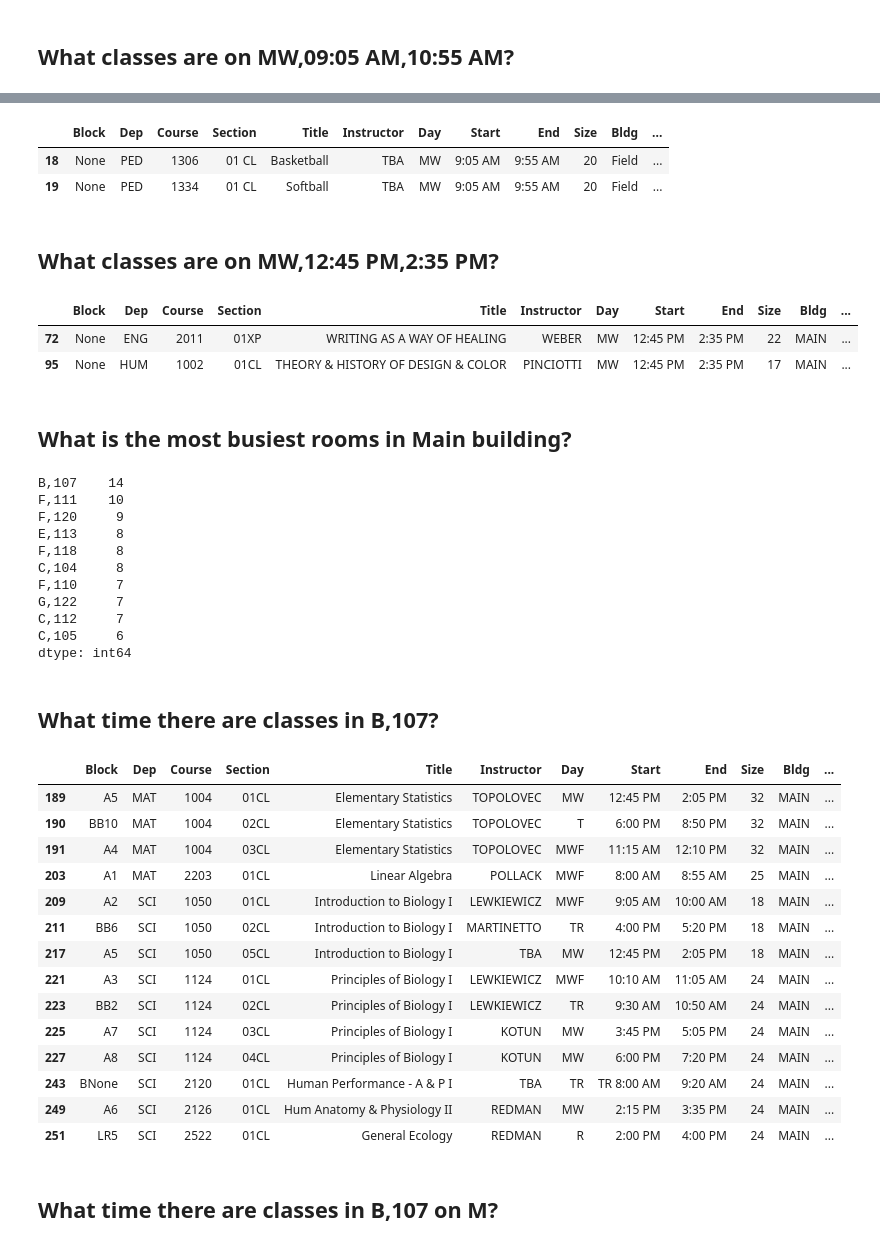
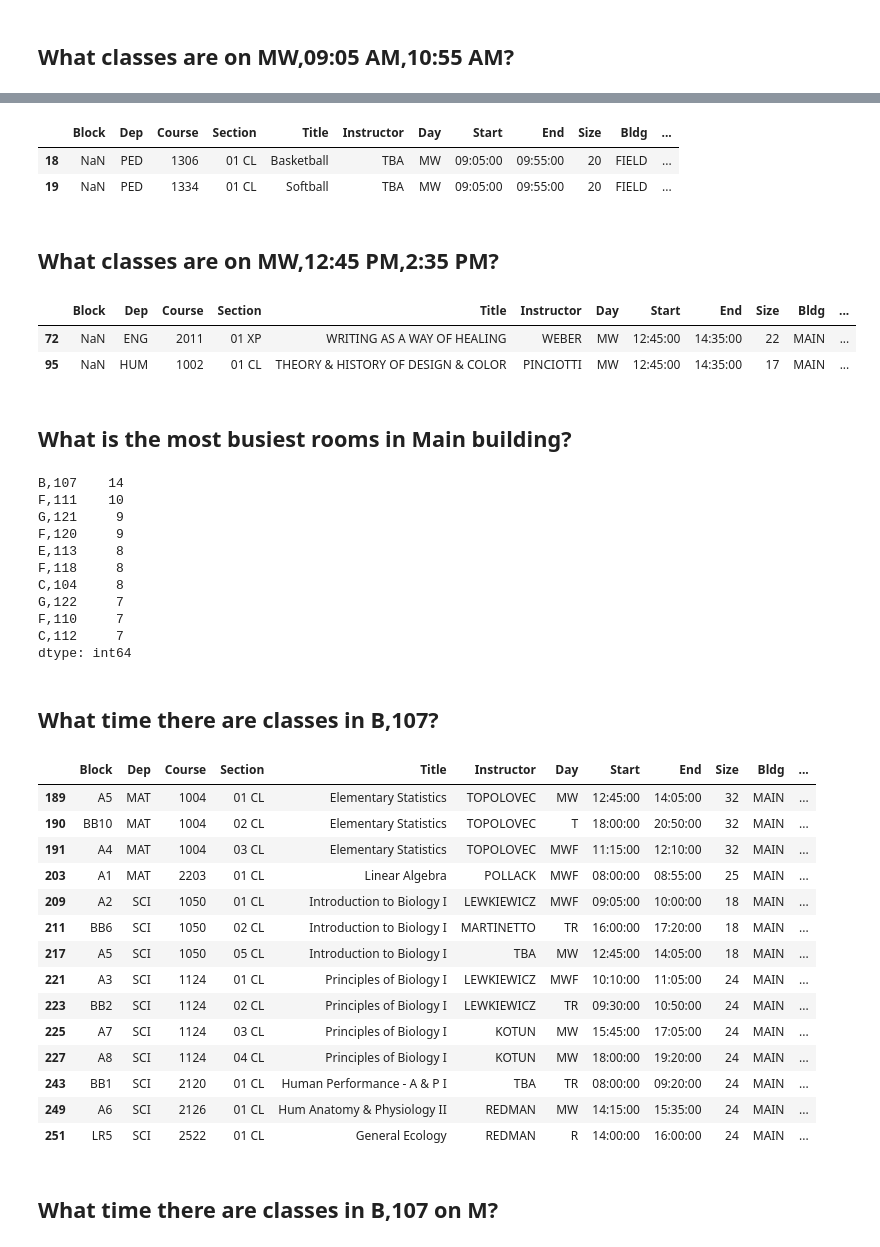
Before and after one commit to kennykadilov/schedulingApp, a Jupyter notebook: Untitled.ipynb, the cells around one changed output, grey strips where cells are left out. Cells and saved outputs as stored; diff of their text form; code cells hidden in the pictures.

```diff
--- a/Untitled.ipynb
+++ b/Untitled.ipynb
@@ -1,9 +1,12 @@
 # %%
+import datetime
 import pandas as pd
 import numpy as np
 
 
-df = pd.read_excel (r'Master.xlsx')
-df.tail()
+df = pd.read_excel(r"Master.xlsx")
+df["Start"] = pd.to_datetime(df["Start"]).dt.time
+df["End"] = pd.to_datetime(df["End"]).dt.time
+df
 # %% [output]
 |  | Block | Dep | Course | Section | Title | Instructor | Day | Start | End | Size | Bldg | ... |
@@ -104,59 +49,60 @@ temp.loc[(temp['Day'] == 'MW') & (temp['Start'] == '9:05 AM') & (temp['End'] ==
 # %%
-temp.loc[(temp['Day'] == 'MW') & (temp['Start'] == '9:05 AM') & (temp['End'] == '9:55 AM')]
+s = datetime.datetime.strptime('9:05 AM', "%I:%M %p").time()
+e = datetime.datetime.strptime('9:55 AM', "%I:%M %p").time()
+df[(df['Day'] == 'MW') & (df['Start'] == s) & (df['End'] == e)]
 # %% [output]
 |  | Block | Dep | Course | Section | Title | Instructor | Day | Start | End | Size | Bldg | ... |
-| 18 | None | PED | 1306 | 01 CL | Basketball | TBA | MW | 9:05 AM | 9:55 AM | 20 | Field | ... |
-| 19 | None | PED | 1334 | 01 CL | Softball | TBA | MW | 9:05 AM | 9:55 AM | 20 | Field | ... |
+| 18 | NaN | PED | 1306 | 01 CL | Basketball | TBA | MW | 09:05:00 | 09:55:00 | 20 | FIELD | ... |
+| 19 | NaN | PED | 1334 | 01 CL | Softball | TBA | MW | 09:05:00 | 09:55:00 | 20 | FIELD | ... |
 # %% [markdown]
 ## What classes are on MW,12:45 PM,2:35 PM?
 # %%
-temp.loc[(temp['Day'] == 'MW') & (temp['Start'] == '12:45 PM') & (temp['End'] == '2:35 PM')]
+s = datetime.datetime.strptime('12:45 PM', "%I:%M %p").time()
+e = datetime.datetime.strptime('2:35 PM', "%I:%M %p").time()
+df[(df['Day'] == 'MW') & (df['Start'] == s) & (df['End'] == e)]
 # %% [output]
 |  | Block | Dep | Course | Section | Title | Instructor | Day | Start | End | Size | Bldg | ... |
-| 72 | None | ENG | 2011 | 01XP | WRITING AS A WAY OF HEALING | WEBER | MW | 12:45 PM | 2:35 PM | 22 | MAIN | ... |
-| 95 | None | HUM | 1002 | 01CL | THEORY & HISTORY OF DESIGN & COLOR | PINCIOTTI | MW | 12:45 PM | 2:35 PM | 17 | MAIN | ... |
+| 72 | NaN | ENG | 2011 | 01 XP | WRITING AS A WAY OF HEALING | WEBER | MW | 12:45:00 | 14:35:00 | 22 | MAIN | ... |
+| 95 | NaN | HUM | 1002 | 01 CL | THEORY & HISTORY OF DESIGN & COLOR | PINCIOTTI | MW | 12:45:00 | 14:35:00 | 17 | MAIN | ... |
 # %% [markdown]
 ## What is the most busiest rooms in Main building?
 # %%
-df['Loc'] = df['Loc'].str.strip()
-df['Rm'] = df['Rm'].str.strip()
-
 busiest = df[df['Bldg'] == "MAIN"]
 busiest = busiest[['Loc', 'Rm']].agg(lambda x: ','.join(x.values), axis=1).T.value_counts().head(10)
 busiest
 # %% [output]
 B,107    14
 F,111    10
+G,121     9
 F,120     9
 E,113     8
 F,118     8
 C,104     8
+G,122     7
 F,110     7
-G,122     7
 C,112     7
-C,105     6
 dtype: int64
 # %% [markdown]
 ## What time there are classes in B,107?
 # %%
-B107 = df.loc[(df['Loc'] == 'B') & (df['Rm'] == '107')]
+B107 = df[(df['Loc'] == 'B') & (df['Rm'] == '107')]
 B107
 # %% [output]
 |  | Block | Dep | Course | Section | Title | Instructor | Day | Start | End | Size | Bldg | ... |
-| 189 | A5 | MAT | 1004 | 01CL | Elementary Statistics | TOPOLOVEC | MW | 12:45 PM | 2:05 PM | 32 | MAIN | ... |
-| 190 | BB10 | MAT | 1004 | 02CL | Elementary Statistics | TOPOLOVEC | T | 6:00 PM | 8:50 PM | 32 | MAIN | ... |
-| 191 | A4 | MAT | 1004 | 03CL | Elementary Statistics | TOPOLOVEC | MWF | 11:15 AM | 12:10 PM | 32 | MAIN | ... |
-| 203 | A1 | MAT | 2203 | 01CL | Linear Algebra | POLLACK | MWF | 8:00 AM | 8:55 AM | 25 | MAIN | ... |
-| 209 | A2 | SCI | 1050 | 01CL | Introduction to Biology I | LEWKIEWICZ | MWF | 9:05 AM | 10:00 AM | 18 | MAIN | ... |
-| 211 | BB6 | SCI | 1050 | 02CL | Introduction to Biology I | MARTINETTO | TR | 4:00 PM | 5:20 PM | 18 | MAIN | ... |
-| 217 | A5 | SCI | 1050 | 05CL | Introduction to Biology I | TBA | MW | 12:45 PM | 2:05 PM | 18 | MAIN | ... |
-| 221 | A3 | SCI | 1124 | 01CL | Principles of Biology I | LEWKIEWICZ | MWF | 10:10 AM | 11:05 AM | 24 | MAIN | ... |
-| 223 | BB2 | SCI | 1124 | 02CL | Principles of Biology I | LEWKIEWICZ | TR | 9:30 AM | 10:50 AM | 24 | MAIN | ... |
-| 225 | A7 | SCI | 1124 | 03CL | Principles of Biology I | KOTUN | MW | 3:45 PM | 5:05 PM | 24 | MAIN | ... |
-| 227 | A8 | SCI | 1124 | 04CL | Principles of Biology I | KOTUN | MW | 6:00 PM | 7:20 PM | 24 | MAIN | ... |
-| 243 | BNone | SCI | 2120 | 01CL | Human Performance - A & P I | TBA | TR | TR 8:00 AM | 9:20 AM | 24 | MAIN | ... |
-| 249 | A6 | SCI | 2126 | 01CL | Hum Anatomy & Physiology II | REDMAN | MW | 2:15 PM | 3:35 PM | 24 | MAIN | ... |
-| 251 | LR5 | SCI | 2522 | 01CL | General Ecology | REDMAN | R | 2:00 PM | 4:00 PM | 24 | MAIN | ... |
+| 189 | A5 | MAT | 1004 | 01 CL | Elementary Statistics | TOPOLOVEC | MW | 12:45:00 | 14:05:00 | 32 | MAIN | ... |
+| 190 | BB10 | MAT | 1004 | 02 CL | Elementary Statistics | TOPOLOVEC | T | 18:00:00 | 20:50:00 | 32 | MAIN | ... |
+| 191 | A4 | MAT | 1004 | 03 CL | Elementary Statistics | TOPOLOVEC | MWF | 11:15:00 | 12:10:00 | 32 | MAIN | ... |
+| 203 | A1 | MAT | 2203 | 01 CL | Linear Algebra | POLLACK | MWF | 08:00:00 | 08:55:00 | 25 | MAIN | ... |
+| 209 | A2 | SCI | 1050 | 01 CL | Introduction to Biology I | LEWKIEWICZ | MWF | 09:05:00 | 10:00:00 | 18 | MAIN | ... |
+| 211 | BB6 | SCI | 1050 | 02 CL | Introduction to Biology I | MARTINETTO | TR | 16:00:00 | 17:20:00 | 18 | MAIN | ... |
+| 217 | A5 | SCI | 1050 | 05 CL | Introduction to Biology I | TBA | MW | 12:45:00 | 14:05:00 | 18 | MAIN | ... |
+| 221 | A3 | SCI | 1124 | 01 CL | Principles of Biology I | LEWKIEWICZ | MWF | 10:10:00 | 11:05:00 | 24 | MAIN | ... |
+| 223 | BB2 | SCI | 1124 | 02 CL | Principles of Biology I | LEWKIEWICZ | TR | 09:30:00 | 10:50:00 | 24 | MAIN | ... |
+| 225 | A7 | SCI | 1124 | 03 CL | Principles of Biology I | KOTUN | MW | 15:45:00 | 17:05:00 | 24 | MAIN | ... |
+| 227 | A8 | SCI | 1124 | 04 CL | Principles of Biology I | KOTUN | MW | 18:00:00 | 19:20:00 | 24 | MAIN | ... |
+| 243 | BB1 | SCI | 2120 | 01 CL | Human Performance - A & P I | TBA | TR | 08:00:00 | 09:20:00 | 24 | MAIN | ... |
+| 249 | A6 | SCI | 2126 | 01 CL | Hum Anatomy & Physiology II | REDMAN | MW | 14:15:00 | 15:35:00 | 24 | MAIN | ... |
+| 251 | LR5 | SCI | 2522 | 01 CL | General Ecology | REDMAN | R | 14:00:00 | 16:00:00 | 24 | MAIN | ... |
 # %% [markdown]
 ## What time there are classes in B,107 on M?
 # %%
```
Also changed, not shown: parts of 20 cells of this notebook, 11 other files.
